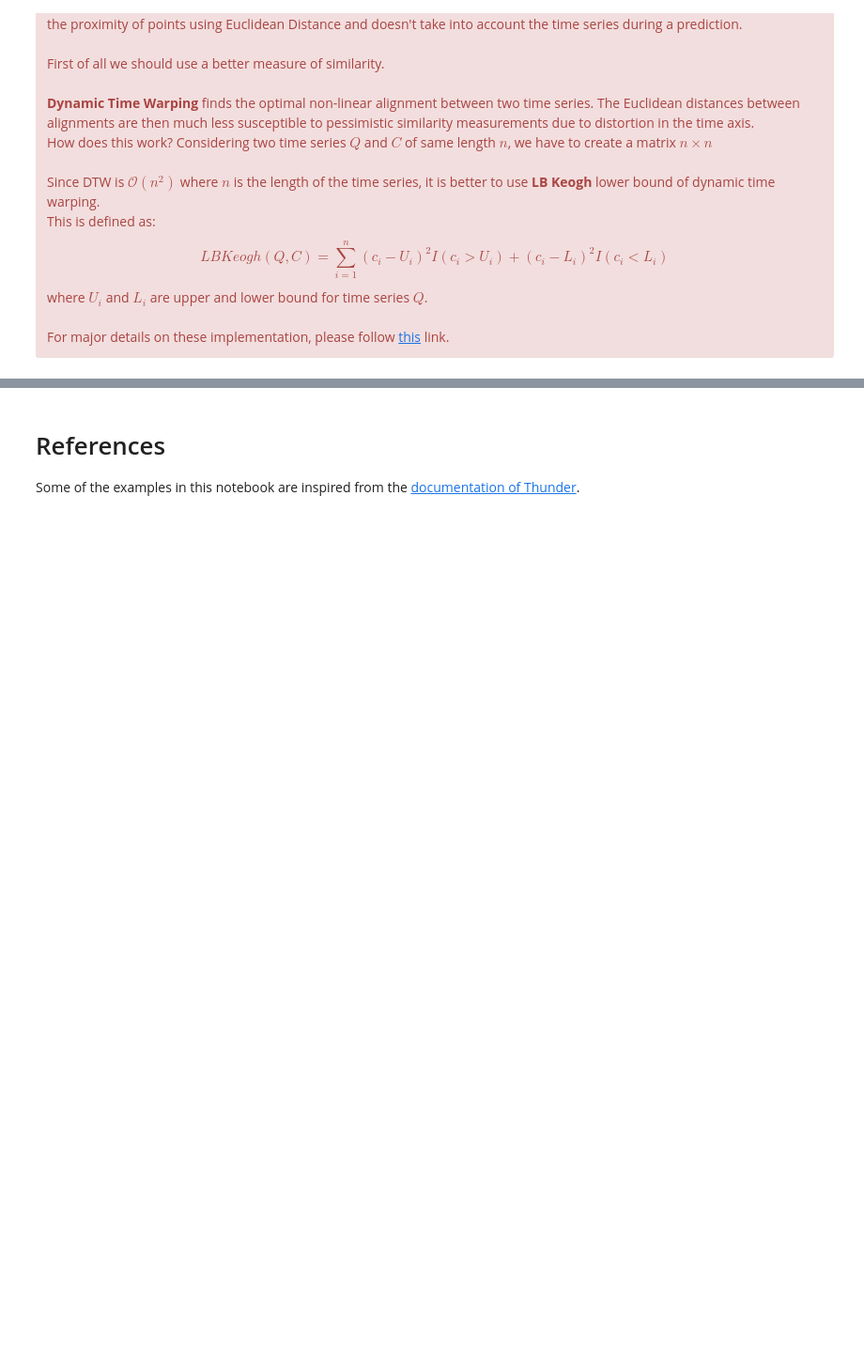
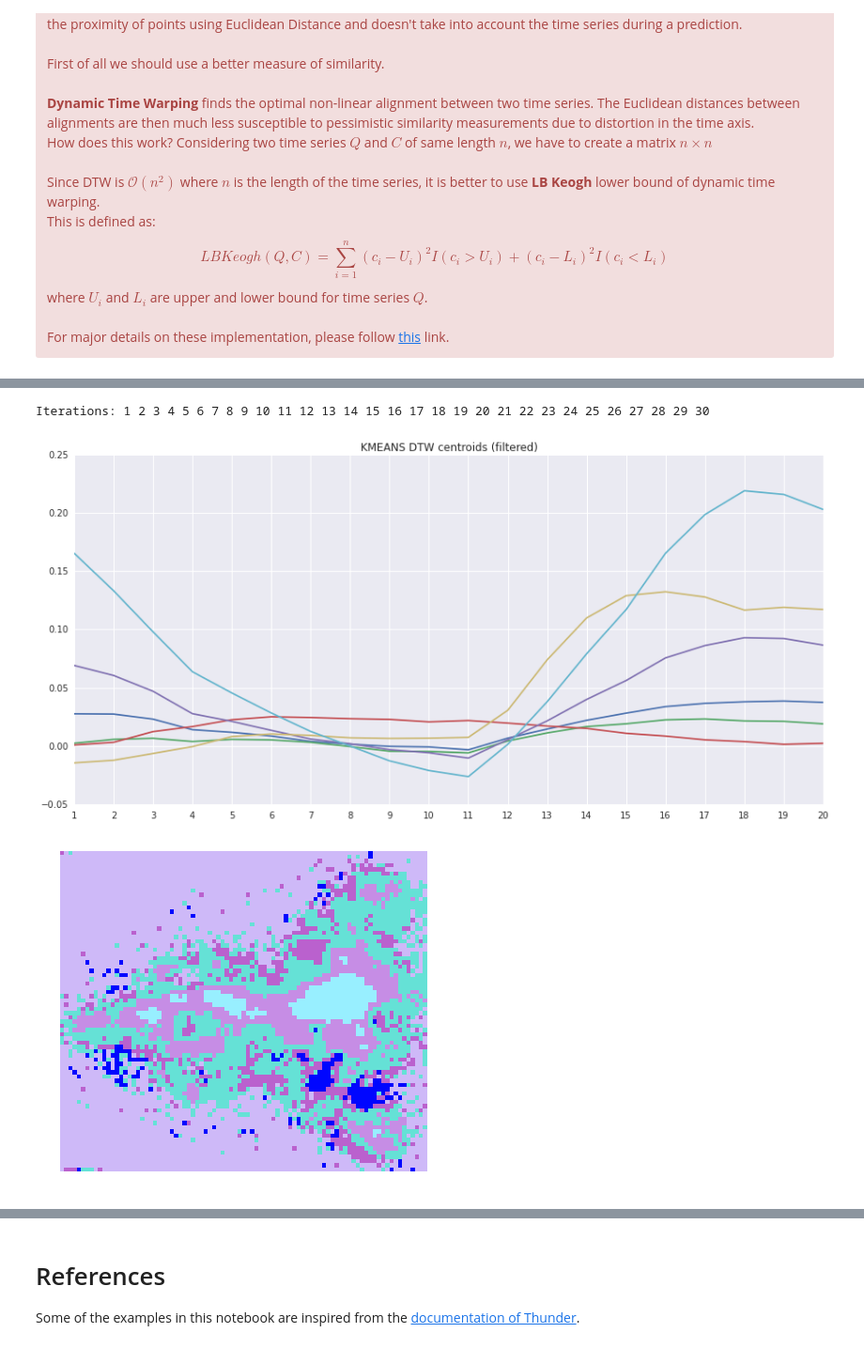
Before and after one commit to alegaballo/AML, a Jupyter notebook: [Lecture 11+12] Analyzing Neuroimaging Data with PySpark and Thunder.ipynb, the cells around one changed output, grey strips where cells are left out. Shown at 94% size. Cells and saved outputs as stored; diff of their text form; code cells hidden in the pictures; blank space fills up the shorter version.

```diff
--- a/[Lecture 11+12] Analyzing Neuroimaging Data with PySpark and Thunder.ipynb
+++ b/[Lecture 11+12] Analyzing Neuroimaging Data with PySpark and Thunder.ipynb
@@ -1585,0 +1599,8 @@ predictions = [predict_time(centroids, v) for v in training_data]
+# %%
+#trying with filtered data
+filtered_training_data = data.filter(lambda x: x.std() > threshold).tordd().map(lambda x: np.array(x[1])).collect()
+dtw_model_2 = KMeansDTW().train(filtered_training_data, 6)
+# %% [output]
+Iterations: 1 2 3 4 5 6 7 8 9 10 11 12 13 14 15 16 17 18 19 20 21 22 23 24 25 26 27 28 29 30
+[figure, added]
+[figure, added]
```
Also changed, not shown: parts of 9 cells of this notebook.
